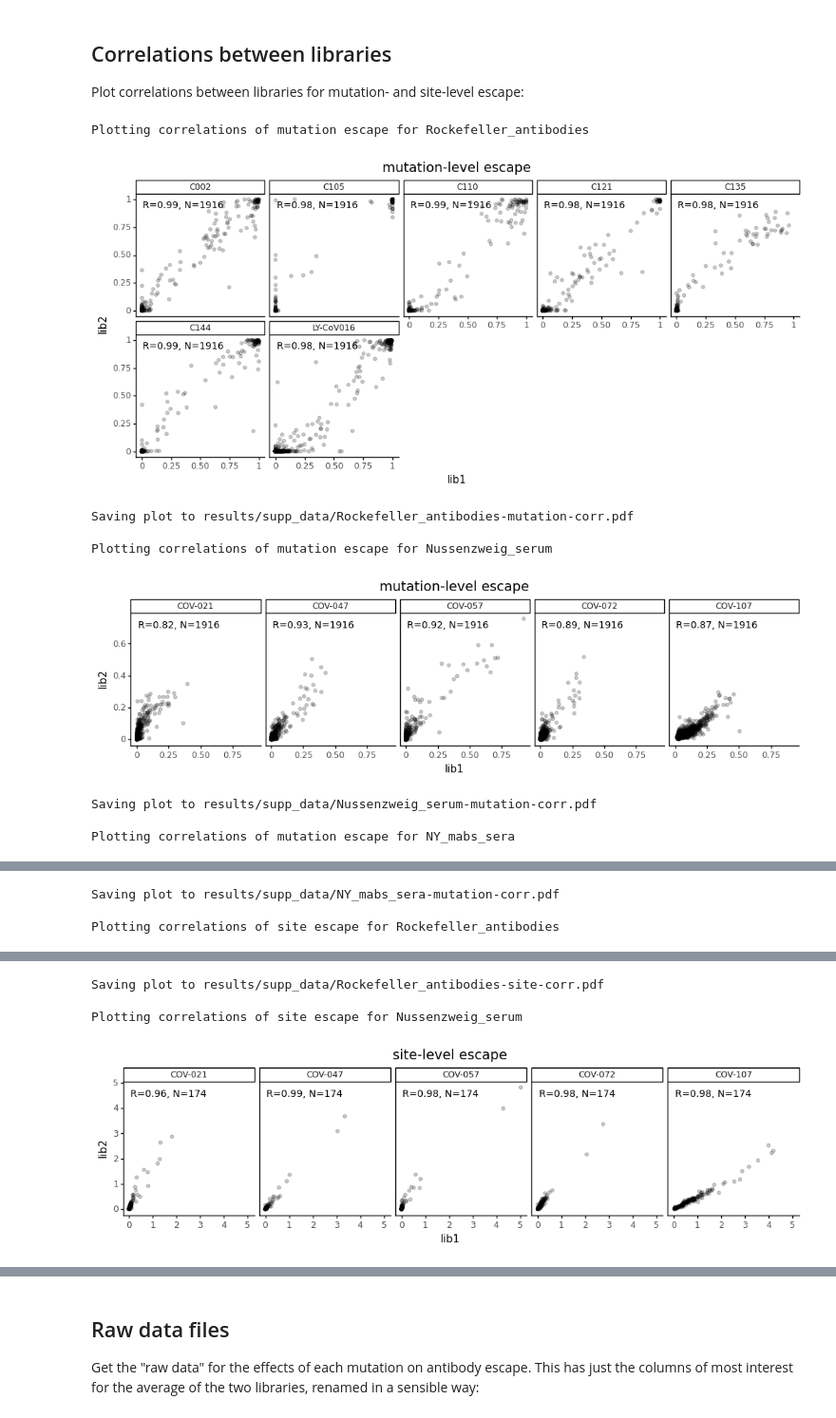
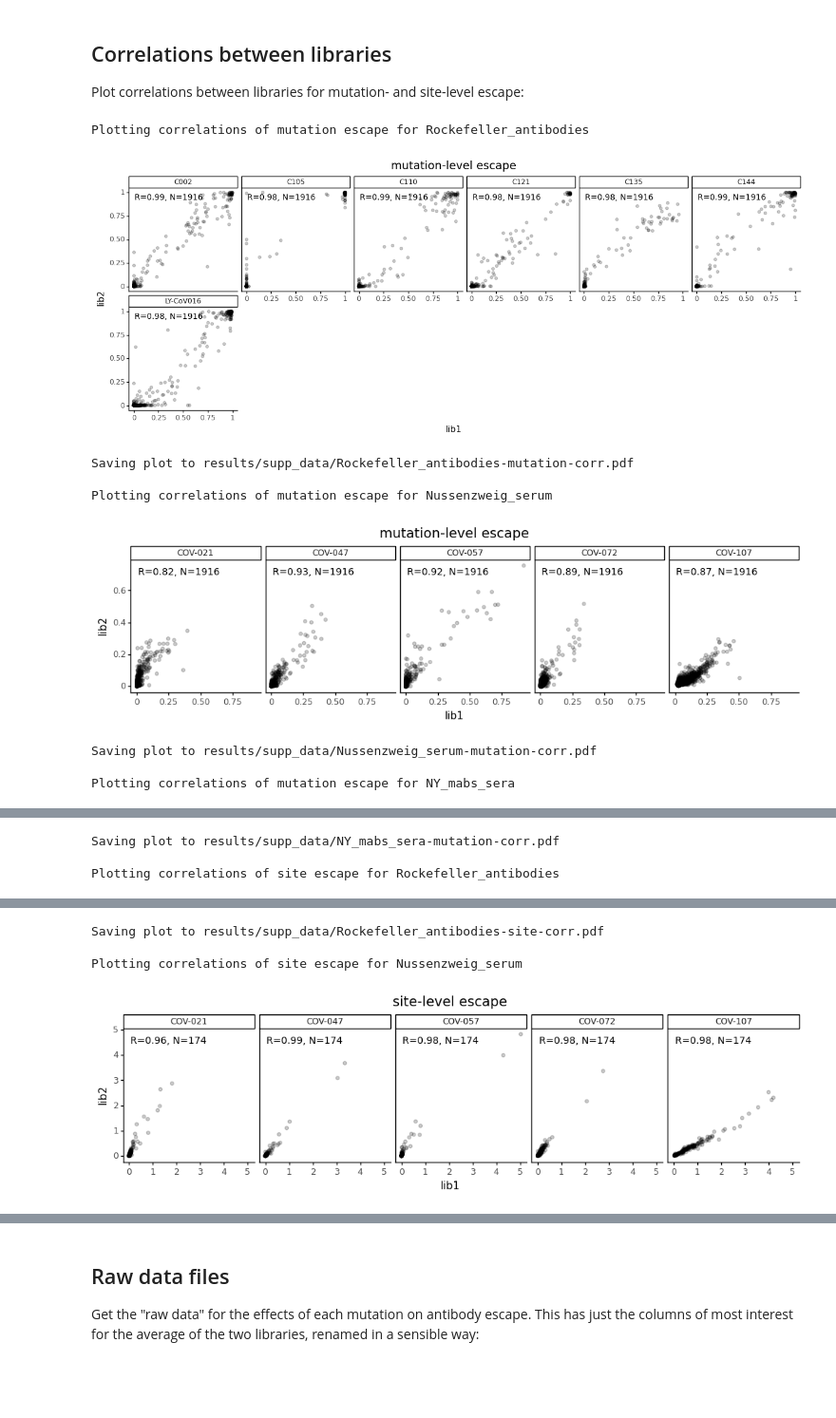
Before and after one commit to jbloomlab/SARS-CoV-2-RBD_MAP_Rockefeller, a Jupyter notebook: make_supp_data.ipynb, the cells around one changed output, grey strips where cells are left out. Shown at 95% size. Drawn from its saved outputs; the diff is of its cells as text; code cells hidden in the pictures; blank space fills up the shorter version.

Commit message:
figure tweaks

```diff
--- a/make_supp_data.ipynb
+++ b/make_supp_data.ipynb
@@ -128,40 +128,40 @@ for metric_type, (set_name, condition_set) in itertools.product(['mutation', 'si
 
     # plot correlations
     nfacets = df_wide['selection'].nunique()
-    ncol = min(nfacets, 5)
+    ncol = min(nfacets, 6)
     nrow = math.ceil(nfacets / ncol)
     xmin = df_wide[libraries[0]].min()
     xspan = df_wide[libraries[0]].max() - xmin
     ymin = df_wide[libraries[1]].min()
     yspan = df_wide[libraries[1]].max() - ymin
     p = (ggplot(df_wide) +
          aes(libraries[0], libraries[1]) +
          geom_point(alpha=0.2, color='black') +
          geom_text(mapping=aes(label='correlation'),
                    data=corrs,
                    x=0.01 * xspan + xmin,
                    y=0.99 * yspan + ymin,
                    size=10,
                    ha='left',
                    va='top',
                    ) +
          facet_wrap('~ selection', ncol=ncol) +
          theme_classic() +
          theme(figure_size=(2.5 * ncol, 2.5 * nrow),
                plot_title=element_text(size=14)) +
          ggtitle(f"{metric_type}-level escape")
          )
 
     fig = p.draw()
     display(fig)
     plotfile = os.path.join(config['supp_data_dir'],
                             f"{set_name}-{metric_type}-corr.pdf")
     print(f"Saving plot to {plotfile}")
     p.save(plotfile, verbose=False)
     plt.close(fig)
 # %% [output]
 Plotting correlations of mutation escape for Rockefeller_antibodies
-[figure, old version]
+[figure, new version]
 Saving plot to results/supp_data/Rockefeller_antibodies-mutation-corr.pdf
 
 Plotting correlations of mutation escape for Nussenzweig_serum
```
Also changed, not shown: parts of 1 cell of this notebook, 43 other files.
